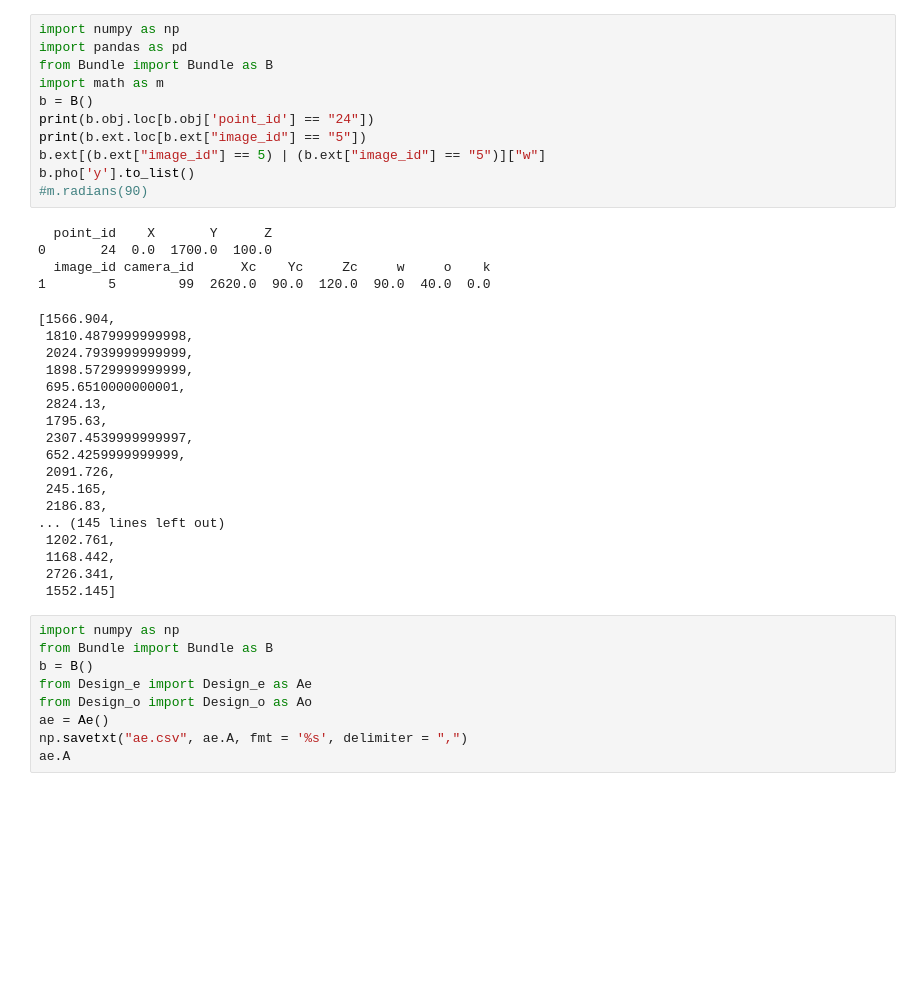
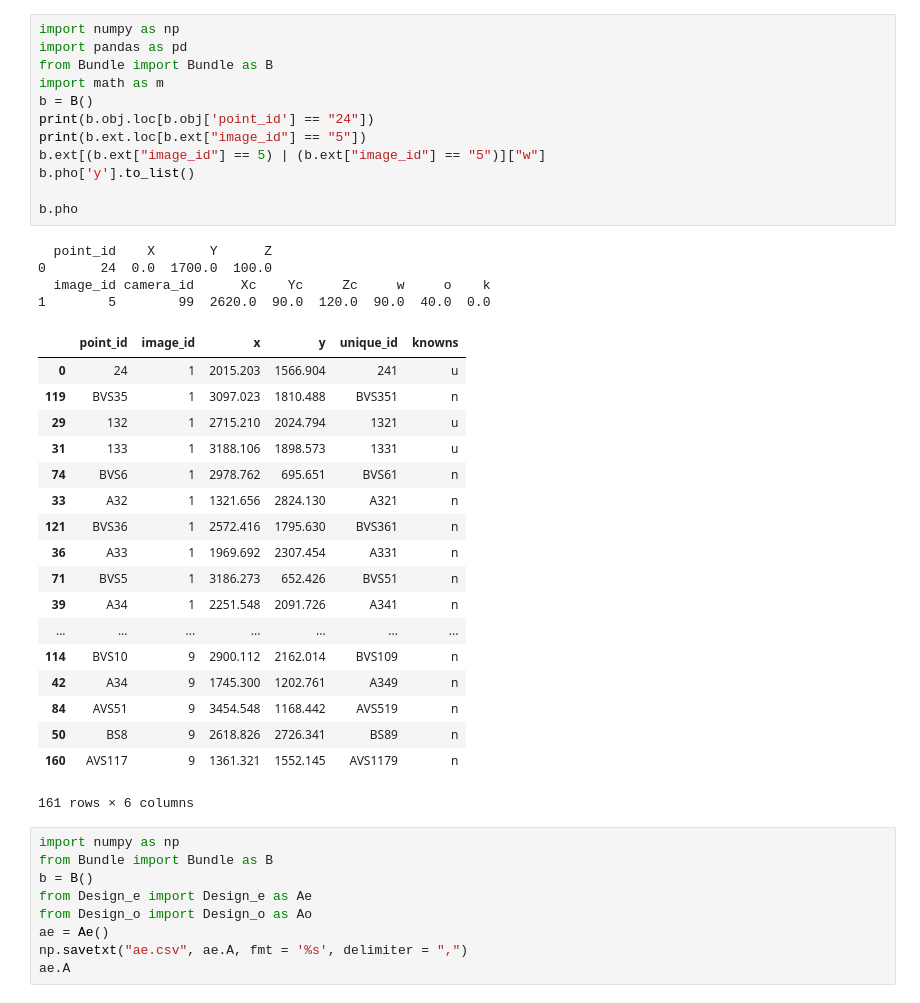
Before and after one commit to jnaess/ENGO531, a Jupyter notebook: Tester.ipynb, the cells around one changed output. Cells and saved outputs as stored; diff of their text form; blank space fills up the shorter version.

```diff
--- a/Tester.ipynb
+++ b/Tester.ipynb
@@ -1,36 +1,38 @@
 # %%
 import numpy as np
 import pandas as pd
 from Bundle import Bundle as B
 import math as m
 b = B()
 print(b.obj.loc[b.obj['point_id'] == "24"])
 print(b.ext.loc[b.ext["image_id"] == "5"])
 b.ext[(b.ext["image_id"] == 5) | (b.ext["image_id"] == "5")]["w"]
 b.pho['y'].to_list()
-#m.radians(90)
+
+b.pho
 # %% [output]
   point_id    X       Y      Z
 0       24  0.0  1700.0  100.0
   image_id camera_id      Xc    Yc     Zc     w     o    k
 1        5        99  2620.0  90.0  120.0  90.0  40.0  0.0
+|  | point_id | image_id | x | y | unique_id | knowns |
+| 0 | 24 | 1 | 2015.203 | 1566.904 | 241 | u |
+| 119 | BVS35 | 1 | 3097.023 | 1810.488 | BVS351 | n |
+| 29 | 132 | 1 | 2715.210 | 2024.794 | 1321 | u |
+| 31 | 133 | 1 | 3188.106 | 1898.573 | 1331 | u |
+| 74 | BVS6 | 1 | 2978.762 | 695.651 | BVS61 | n |
+| 33 | A32 | 1 | 1321.656 | 2824.130 | A321 | n |
+| 121 | BVS36 | 1 | 2572.416 | 1795.630 | BVS361 | n |
+| 36 | A33 | 1 | 1969.692 | 2307.454 | A331 | n |
+| 71 | BVS5 | 1 | 3186.273 | 652.426 | BVS51 | n |
+| 39 | A34 | 1 | 2251.548 | 2091.726 | A341 | n |
+| ... | ... | ... | ... | ... | ... | ... |
+| 114 | BVS10 | 9 | 2900.112 | 2162.014 | BVS109 | n |
+| 42 | A34 | 9 | 1745.300 | 1202.761 | A349 | n |
+| 84 | AVS51 | 9 | 3454.548 | 1168.442 | AVS519 | n |
+| 50 | BS8 | 9 | 2618.826 | 2726.341 | BS89 | n |
+| 160 | AVS117 | 9 | 1361.321 | 1552.145 | AVS1179 | n |
-[1566.904,
- 1810.4879999999998,
- 2024.7939999999999,
- 1898.5729999999999,
- 695.6510000000001,
- 2824.13,
- 1795.63,
- 2307.4539999999997,
- 652.4259999999999,
- 2091.726,
- 245.165,
- 2186.83,
-... (145 lines left out)
- 1202.761,
- 1168.442,
- 2726.341,
- 1552.145]
+161 rows × 6 columns
 # %%
 import numpy as np
 from Bundle import Bundle as B
```
Also changed, not shown: parts of 1 cell of this notebook, 2 other files.
